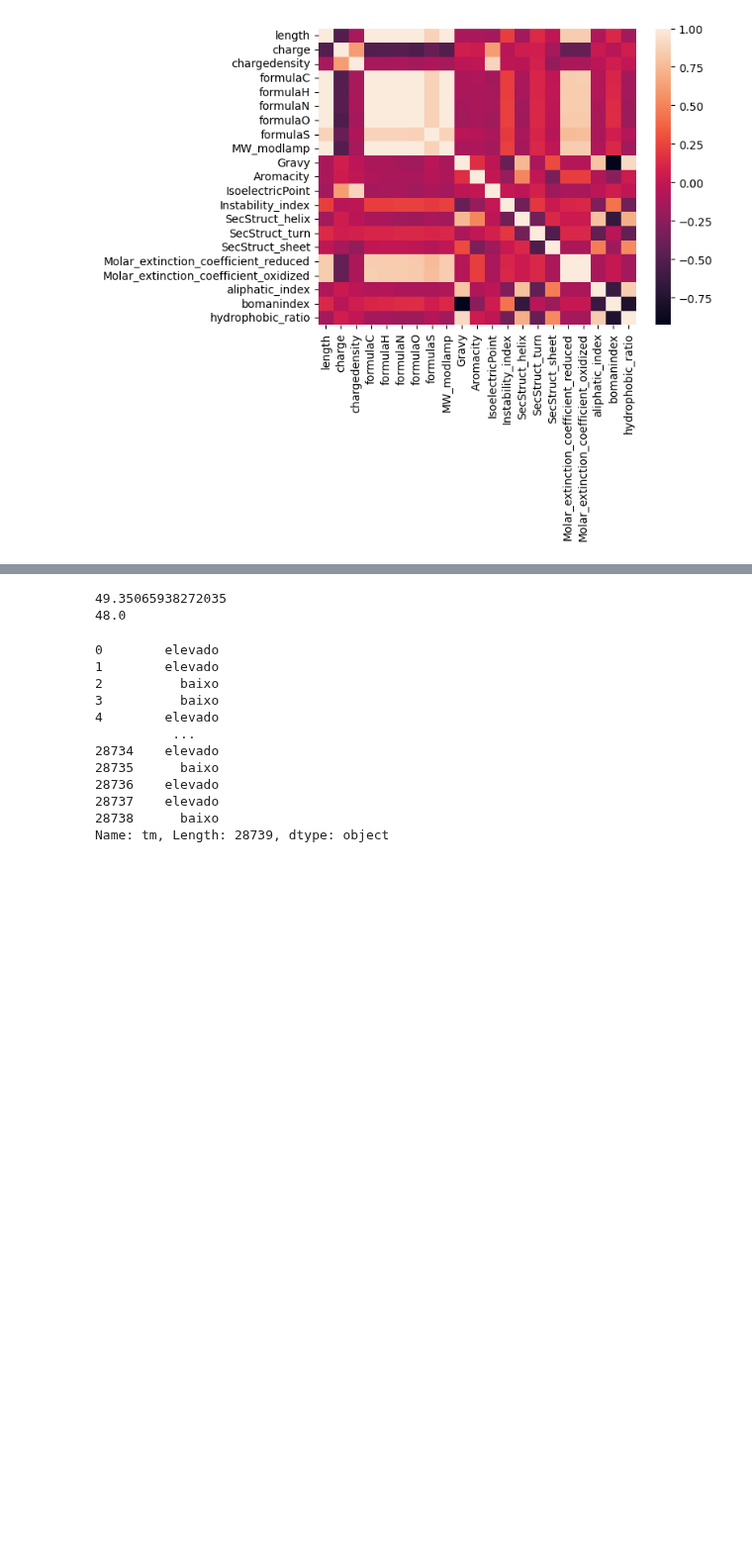
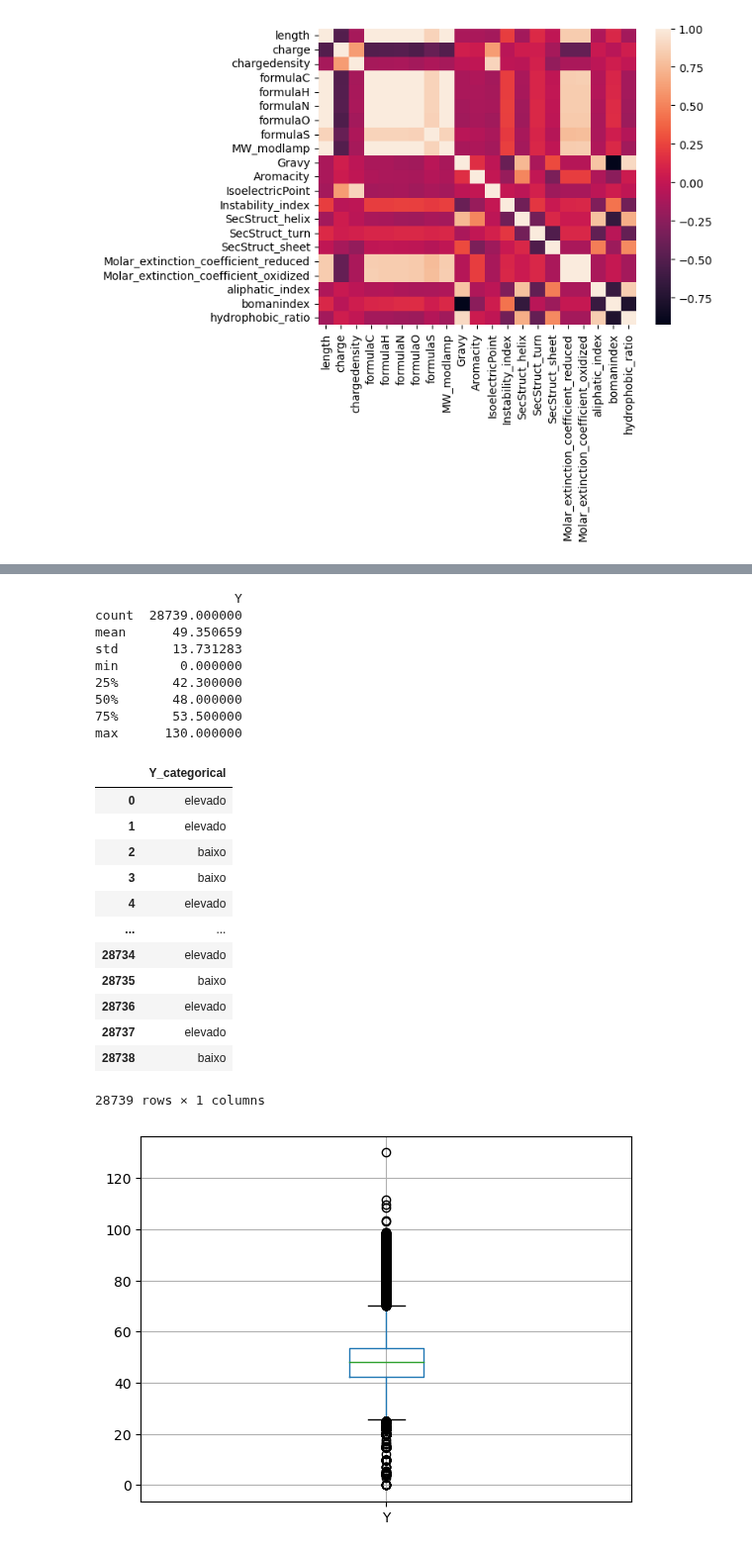
Before and after one commit to Sonia42882/SIB_v1, a Jupyter notebook: kag/Notebook1.ipynb, the cells around one changed output, grey strips where cells are left out. Shown at 99% size. Cells and saved outputs as stored; diff of their text form; code cells hidden in the pictures; blank space fills up the shorter version.

```diff
--- a/kag/Notebook1.ipynb
+++ b/kag/Notebook1.ipynb
@@ -253,0 +229,7 @@ Name: tm, Length: 28739, dtype: float64
+# %%
+#visualizar Y (neste momento é um panda series / array)
+print(Y)
+
+#converter Y para pandas dataframe, pois por vezes é mais fácil utilizar este formato
+data_Y = Y.to_frame(name = "Y")
+data_Y
@@ -334,33 +384,45 @@ NameError: name 'qqplot' is not defined
 # %%
 #analisar os valores de tm (o nosso Y), de forma a criar a partir dessa uma outra variável, mas desta vez categórica / qualitativa classificando em "tm baixo" ou "tm alto" consoante os valores de tm
+summary = data_Y.describe() #data_Y é pandas dataframe
+print(summary)
+data_Y.boxplot()
 
-Y_categorical = Y.copy() #copia para não alterar Y
-
-#calcular média dos valores de Y (correspondentes à tm)
+Y_categorical = Y.copy() #copia para não alterar Y (nota Y é array)
 mean = Y_categorical.mean()
 median = Y_categorical.median()
-print(mean)
-print(median)
 
 #criar variavel categorica dividindo os valores de tm de acordo com média
 Y_categorical[Y_categorical>mean]="elevado"
 Y_categorical[Y_categorical!="elevado"]="baixo"
-Y_categorical
+Y_categorical #Y_categorical é array / panda series
+
+#converter o array / panda series em pandas dataframe pois às vezes dá mais jeito estar neste formato
+data_Y_categorical = Y_categorical.to_frame(name = "Y_categorical")
+data_Y_categorical
 # %% [output]
-49.35065938272035
-48.0
+                  Y
+count  28739.000000
+mean      49.350659
+std       13.731283
+min        0.000000
+25%       42.300000
+50%       48.000000
+75%       53.500000
+max      130.000000
+|  | Y_categorical |
+| 0 | elevado |
+| 1 | elevado |
+| 2 | baixo |
+| 3 | baixo |
+| 4 | elevado |
+| ... | ... |
+| 28734 | elevado |
+| 28735 | baixo |
+| 28736 | elevado |
+| 28737 | elevado |
+| 28738 | baixo |
-0        elevado
-1        elevado
-2          baixo
-3          baixo
-4        elevado
-          ...
-28734    elevado
-28735      baixo
-28736    elevado
-28737    elevado
-28738      baixo
-Name: tm, Length: 28739, dtype: object
+28739 rows × 1 columns
+[figure, added]
 # %%
 #com essas categorias, tentar encontrar correlações da tm (baixo/alto) com as outras variáveis continuas do X
 #penso que talvez possa ser um "t test" independente às médias dos dois grupos (tm baixo / alto) ou equivalente
```
Also changed, not shown: parts of 17 cells of this notebook.
